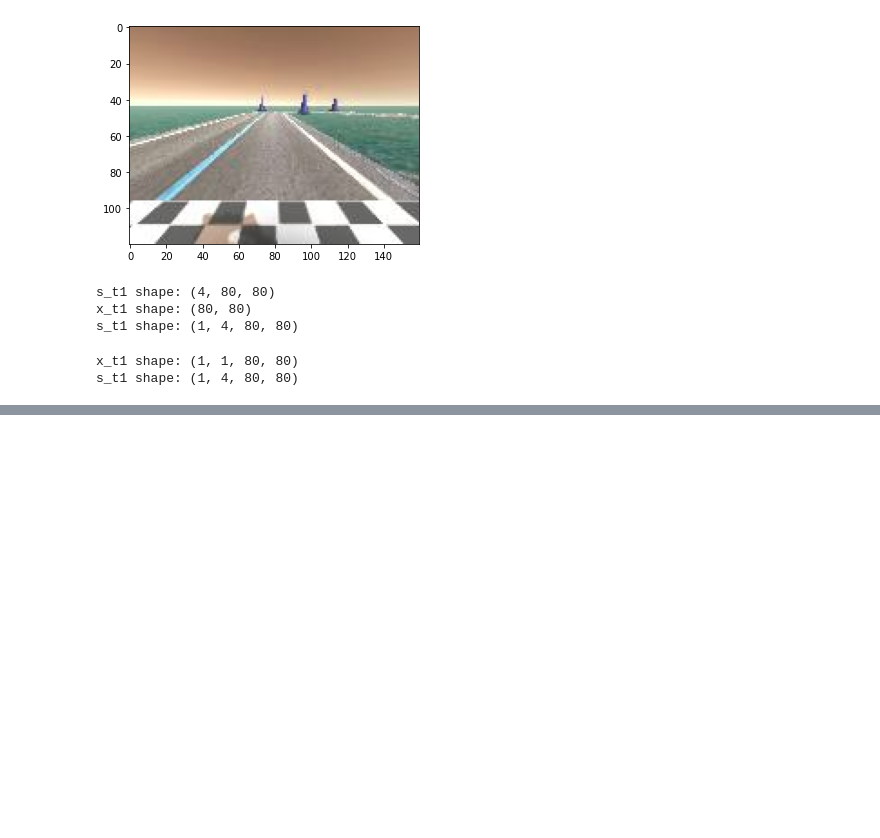
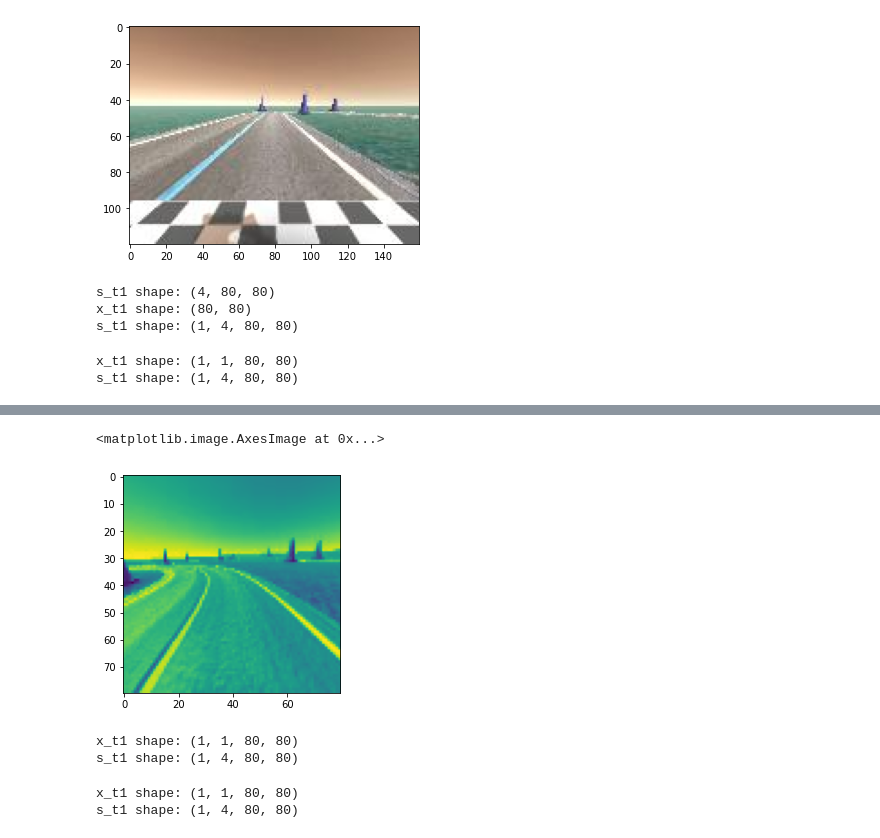
Before and after one commit to Toefinder/DonkeyCar_RLautonomous, a Jupyter notebook: projects/LSTM.ipynb, the cells around one changed output, grey strips where cells are left out. Saved outputs shown, nothing was run; the diff lists cells and outputs as text; code cells hidden in the pictures; blank space fills up the shorter version.

```diff
--- a/projects/LSTM.ipynb
+++ b/projects/LSTM.ipynb
@@ -260,0 +285,29 @@ s_t1 shape: (1, 4, 80, 80)
+# %%
+plt.imshow(s_t1[0,3,:,:])
+# %% [output]
+<matplotlib.image.AxesImage at 0x...>
+[figure, added]
+# %%
+next_obs = cv2.imread("images/1427_cam-image_array_.jpg")
+# plt.imshow(agent.process_image(next_obs)) # debug
+# plt.savefig("{}.png".format(agent.t)) # debug
+x_t1 = process_image(next_obs)
+x_t1 = x_t1.reshape(1, 1, x_t1.shape[0], x_t1.shape[1])  # 1x1x80x80
+s_t1 = np.append(s_t1[:, 1:, :, :], x_t1, axis=1)  # 1x4x80x80
+print("x_t1 shape:", x_t1.shape)
+print("s_t1 shape:", s_t1.shape)
+# %% [output]
+x_t1 shape: (1, 1, 80, 80)
+s_t1 shape: (1, 4, 80, 80)
+# %%
+next_obs = cv2.imread("images/1893_cam-image_array_.jpg")
+# plt.imshow(agent.process_image(next_obs)) # debug
+# plt.savefig("{}.png".format(agent.t)) # debug
+x_t1 = process_image(next_obs)
+x_t1 = x_t1.reshape(1, 1, x_t1.shape[0], x_t1.shape[1])  # 1x1x80x80
+s_t1 = np.append(s_t1[:, 1:, :, :], x_t1, axis=1)  # 1x4x80x80
+print("x_t1 shape:", x_t1.shape)
+print("s_t1 shape:", s_t1.shape)
+# %% [output]
+x_t1 shape: (1, 1, 80, 80)
+s_t1 shape: (1, 4, 80, 80)
```
Also changed, not shown: parts of 12 cells of this notebook, 2 other files.
